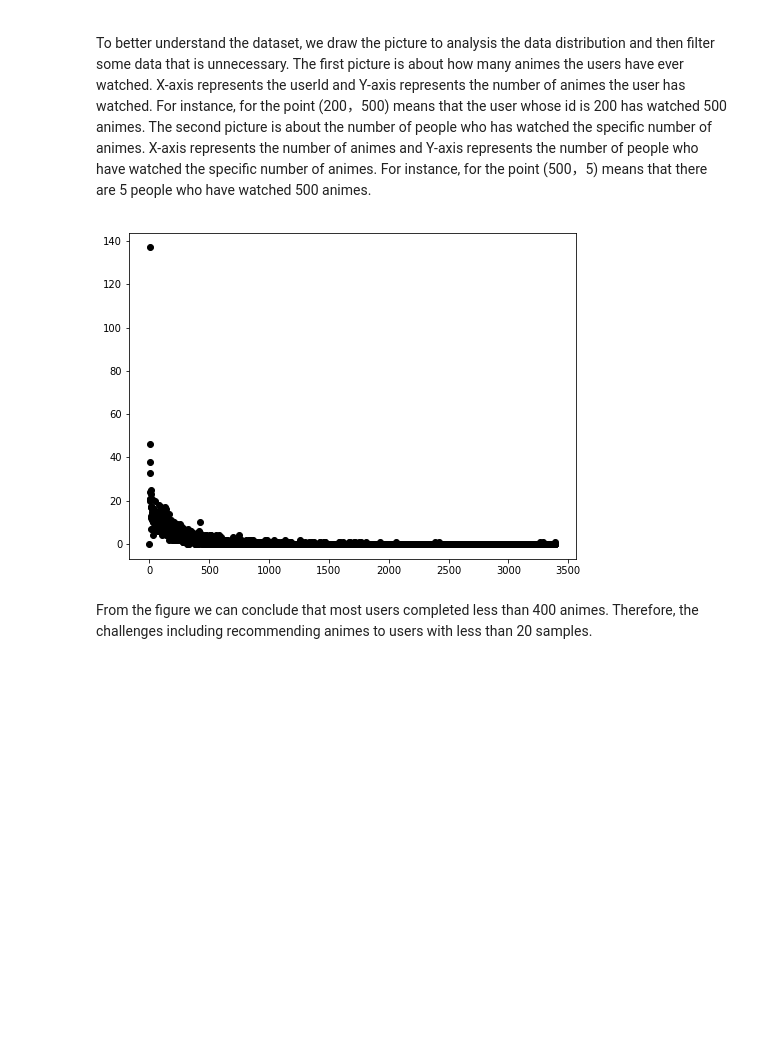
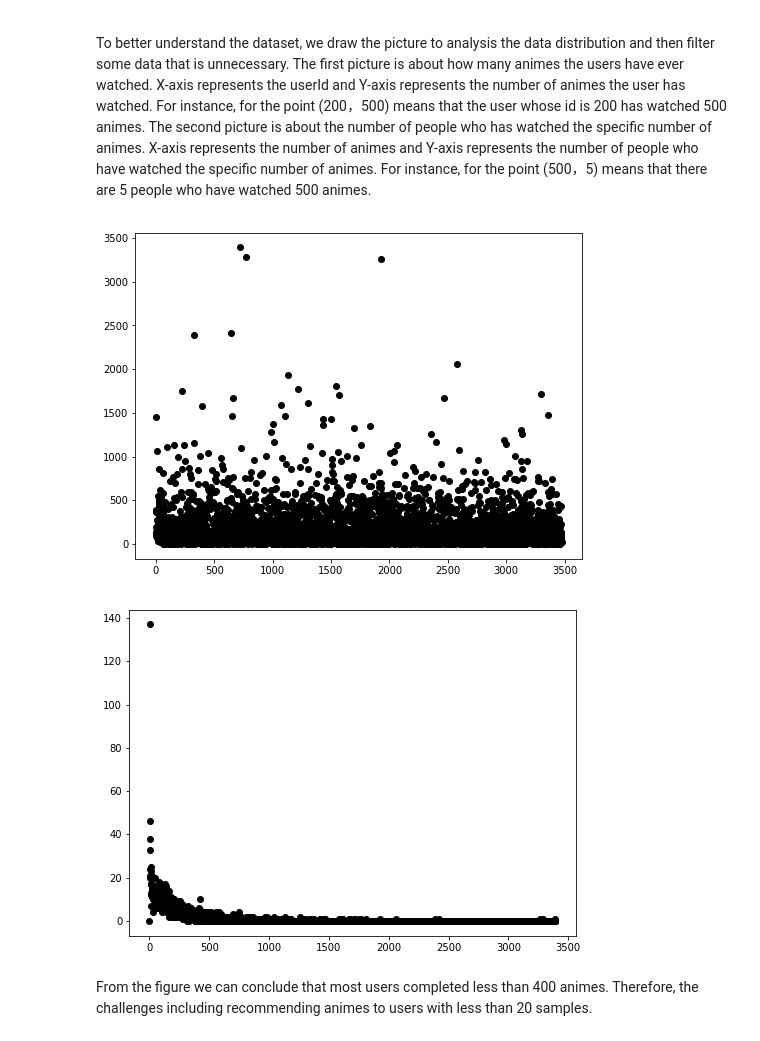
Before and after one commit to yoyoyooo/pds_final_proj, a Jupyter notebook: Anime Recommendation System based on LFM.ipynb, the cells around one changed output. Drawn from its saved outputs; the diff is of its cells as text; code cells hidden in the pictures; blank space fills up the shorter version.

```diff
--- a/Anime Recommendation System based on LFM.ipynb
+++ b/Anime Recommendation System based on LFM.ipynb
@@ -148,30 +148,33 @@ To better understand the dataset, we draw the picture to analysis the data distr
 # %%
 def draw():
     i = 0
     max_Value = 0
     x_num = []
     y_num = []
     for key in list(user_animes_dict):
         if len(user_animes_dict[key]) > max_Value:
             max_Value = len(user_animes_dict[key]) + 1
 
     lst = [0 for n in range(max_Value)]
     for key in list(user_animes_dict):
         x_num.append(i)
         y_num.append(len(user_animes_dict[key]))
         lst[len(user_animes_dict[key])] += 1
         i += 1
     return lst, max_Value, y_num, x_num
 
 y1, max_Value, y2, x2 = draw()
 x1 = [n for n in range(max_Value)]
+plt.figure(figsize=(8,6))
+plt.plot(x2, y2, 'ko')
 
 plt.figure(figsize=(8,6))
 plt.plot(x1, y1, 'ko')
-plt.savefig('/Users/youx/Desktop/anime4.png', format='png', bbox_inches='tight', transparent=True, dpi=600)
+# plt.savefig('/Users/youx/Desktop/anime4.png', format='png', bbox_inches='tight', transparent=True, dpi=600)
 plt.show()
 # %% [output]
-[figure, old version]
+[figure, new version]
+[figure, added]
 # %% [markdown]
 From the figure we can conclude that most users completed less than 400 animes. Therefore, the challenges including recommending animes to users with less than 20 samples.
 # %%
```
Also changed, not shown: parts of 3 cells of this notebook.
